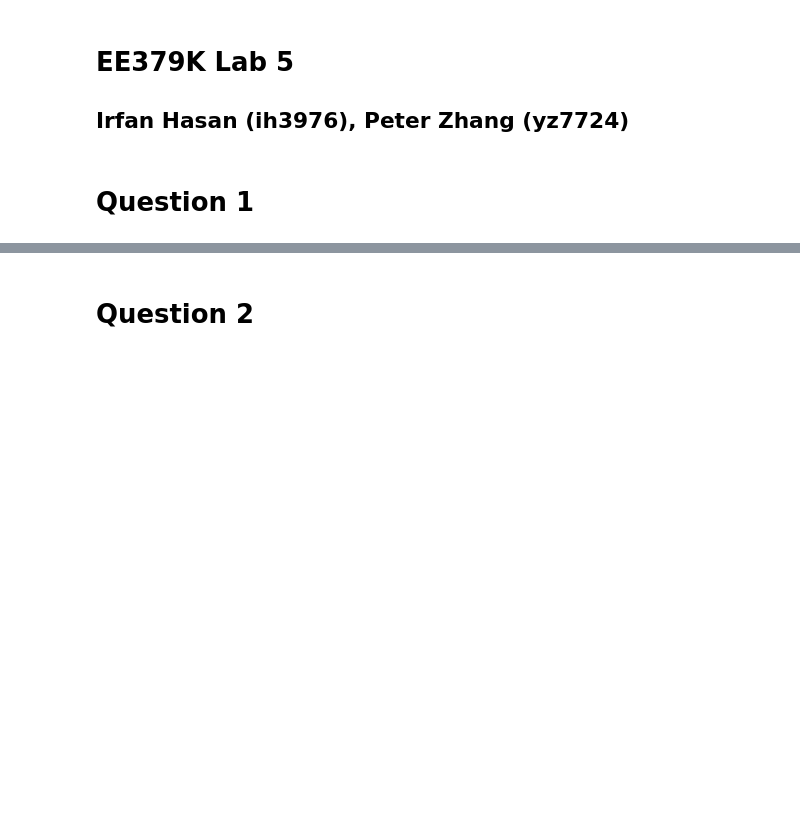
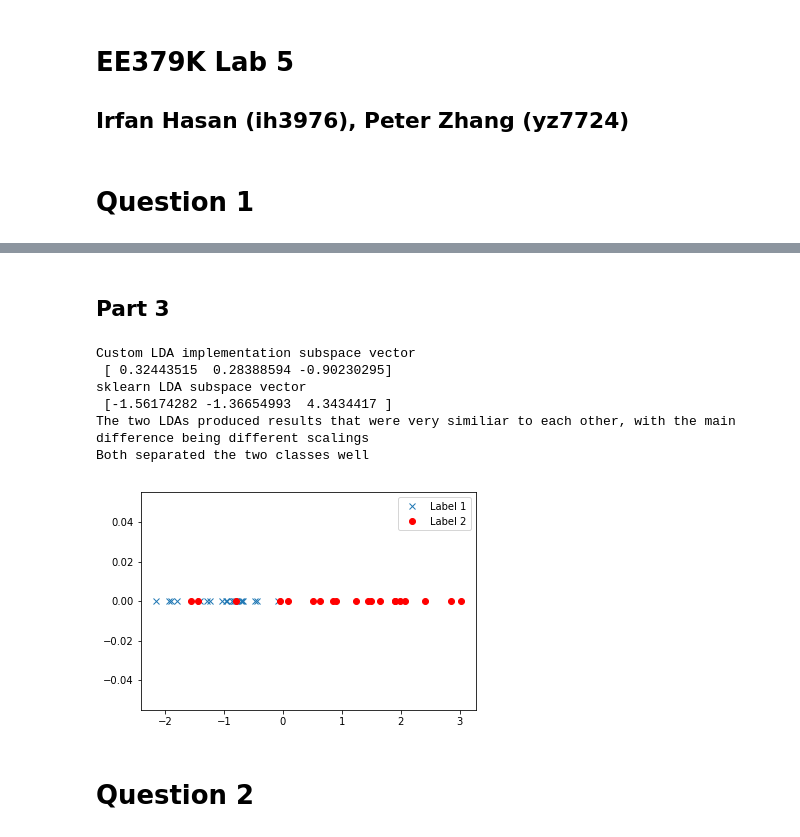
Before and after one commit to irfanhasan/EE379K, a Jupyter notebook: Lab5/Lab5.ipynb, the cells around one changed output, grey strips where cells are left out. Cells and saved outputs as stored; diff of their text form; code cells hidden in the pictures; blank space fills up the shorter version.

```diff
--- a/Lab5/Lab5.ipynb
+++ b/Lab5/Lab5.ipynb
@@ -14,3 +139,40 @@ from sklearn.model_selection import train_test_split
+# %% [markdown]
+## Part 3
+# %%
+from sklearn.discriminant_analysis import LinearDiscriminantAnalysis as LDA
+
+# LDA
+n1 = label1.shape[0]
+n2 = label2.shape[0]
+
+sk_lda = LDA(n_components=1)
+y = np.hstack((np.zeros(n1), np.ones(n2)))
+lda = sk_lda.fit_transform(all_samples, y)
+
+fig = plt.figure()
+ax = fig.add_subplot(111)
+ax.plot(lda[:n1], np.zeros(label1_lda.shape[0]), label='Label 1', marker='x', linestyle='')
+ax.plot(lda[n1:], np.zeros(label2_lda.shape[0]),  c='r', label='Label 2', marker='o', linestyle='')
+ax.legend()
+fig.show()
+
+W_skl = sk_lda.coef_
+
+
+print('Custom LDA implementation subspace vector\n', W.real)
+
+print('sklearn LDA subspace vector\n', W_skl.reshape(-1))
+
+print('The two LDAs produced results that were very similiar to each other, with the main difference being different scalings')
+print('Both separated the two classes well')
+# %% [output]
+Custom LDA implementation subspace vector
+ [ 0.32443515  0.28388594 -0.90230295]
+sklearn LDA subspace vector
+ [-1.56174282 -1.36654993  4.3434417 ]
+The two LDAs produced results that were very similiar to each other, with the main difference being different scalings
+Both separated the two classes well
+[figure, added]
 # %% [markdown]
 # Question 2
 # %% [markdown]
```
Also changed, not shown: parts of 5 cells of this notebook.
